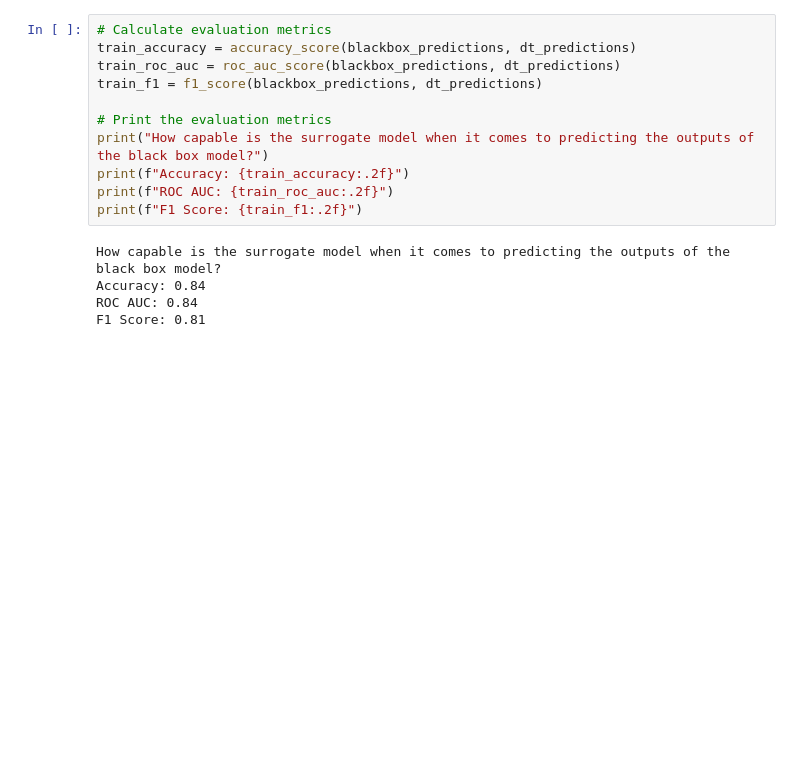
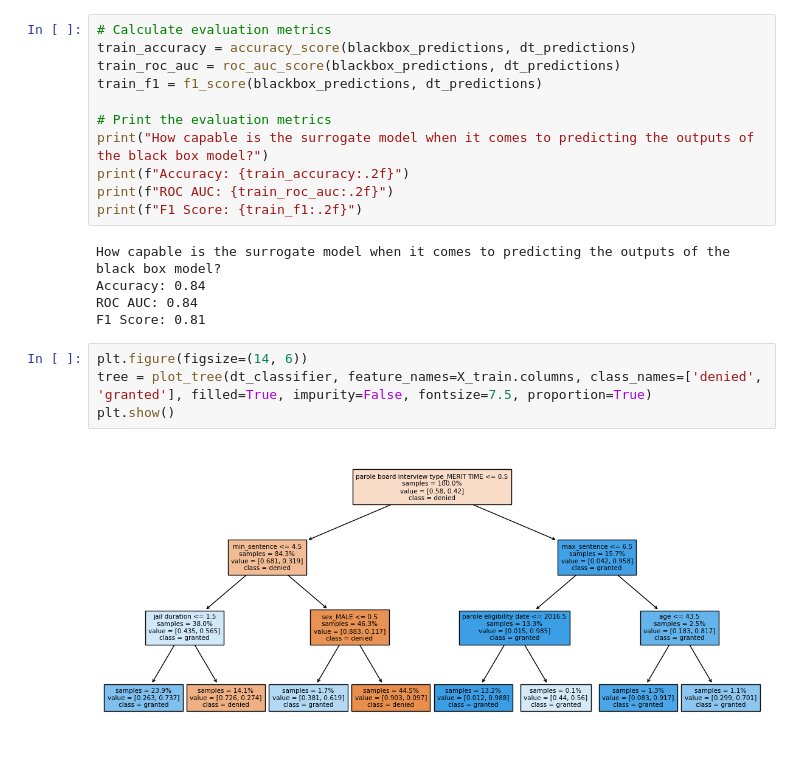
Before and after one commit to Idrissben/Interpretable-jimams, a Jupyter notebook: notebooks/surrogate_model.ipynb, the cells around one changed output. Saved outputs shown, nothing was run; the diff lists cells and outputs as text; blank space fills up the shorter version.

```diff
--- a/notebooks/surrogate_model.ipynb
+++ b/notebooks/surrogate_model.ipynb
@@ -78,3 +78,9 @@ How capable is the surrogate model when it comes to predicting the outputs of th
 Accuracy: 0.84
 ROC AUC: 0.84
 F1 Score: 0.81
+# %%
+plt.figure(figsize=(14, 6))
+tree = plot_tree(dt_classifier, feature_names=X_train.columns, class_names=['denied', 'granted'], filled=True, impurity=False, fontsize=7.5, proportion=True)
+plt.show()
+# %% [output]
+[figure, added]
```
Also changed, not shown: parts of 1 cell of this notebook.
